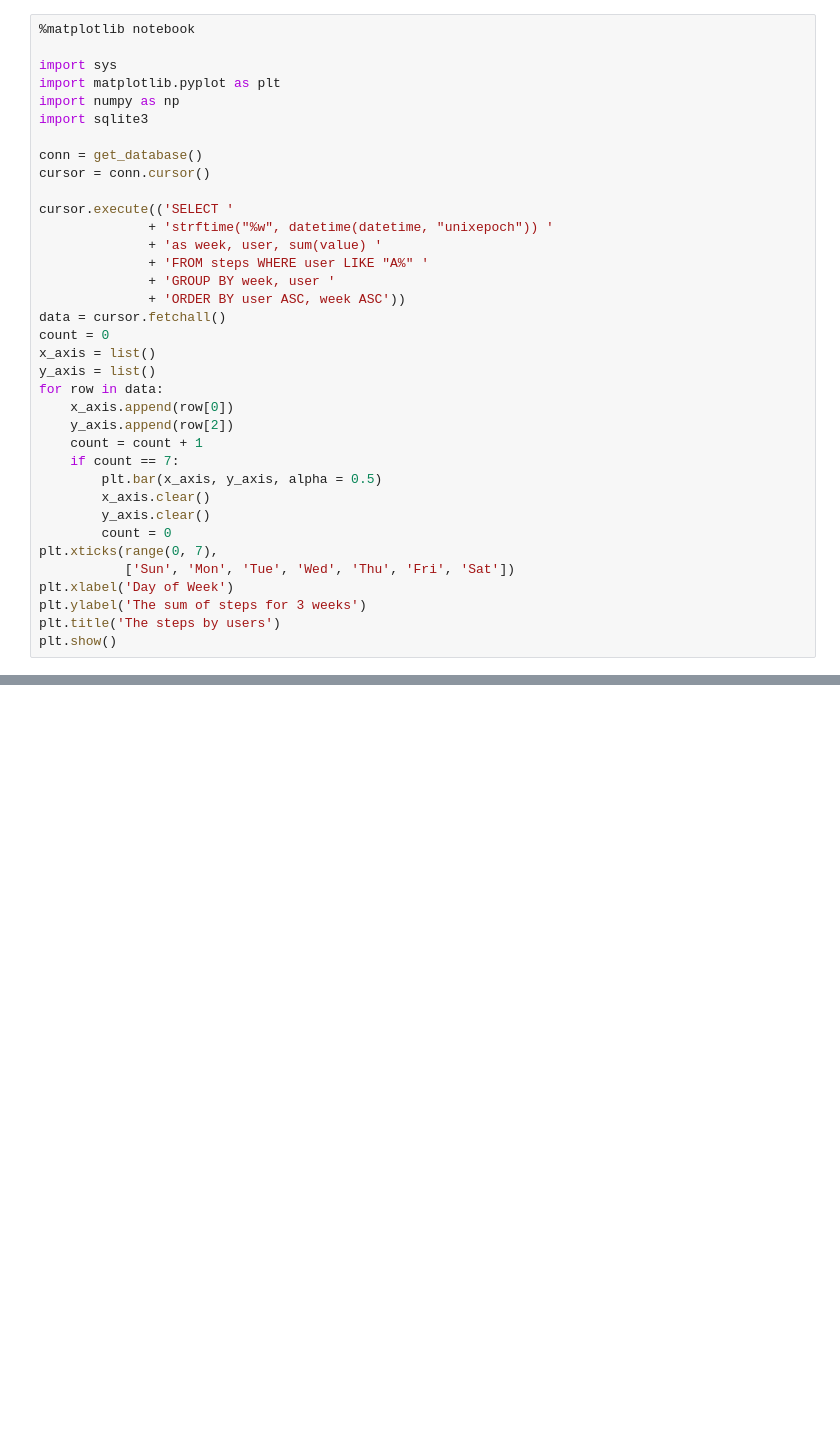
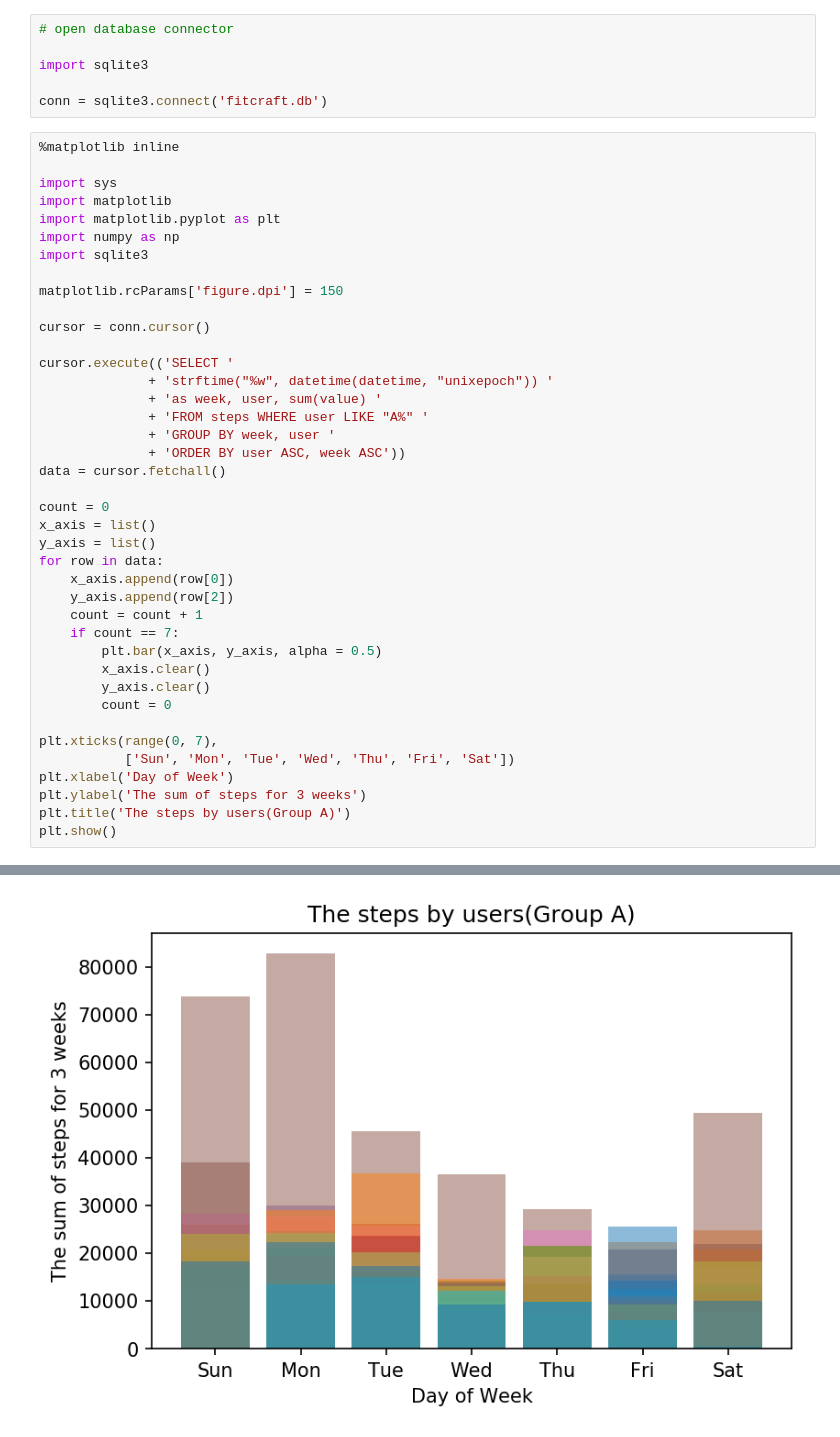
Before and after one commit to munhyunsu/Hobby, a Jupyter notebook: Fitcraft/analyze/analyze.ipynb, the cells around one changed output, grey strips where cells are left out. Cells and saved outputs as stored; diff of their text form; blank space fills up the shorter version.

Commit message:
No stack bar chart

```diff
--- a/Fitcraft/analyze/analyze.ipynb
+++ b/Fitcraft/analyze/analyze.ipynb
@@ -21,12 +1,20 @@ def close_database():
+# %%
+# open database connector
+
+import sqlite3
+
+conn = sqlite3.connect('fitcraft.db')
 # %%
-%matplotlib notebook
+%matplotlib inline
 
 import sys
+import matplotlib
 import matplotlib.pyplot as plt
 import numpy as np
 import sqlite3
 
-conn = get_database()
+matplotlib.rcParams['figure.dpi'] = 150
+
 cursor = conn.cursor()
 
 cursor.execute(('SELECT '
@@ -36,6 +24,7 @@ cursor.execute(('SELECT '
               + 'GROUP BY week, user '
               + 'ORDER BY user ASC, week ASC'))
 data = cursor.fetchall()
+
 count = 0
 x_axis = list()
 y_axis = list()
@@ -48,10 +37,11 @@ for row in data:
         x_axis.clear()
         y_axis.clear()
         count = 0
+
 plt.xticks(range(0, 7),
            ['Sun', 'Mon', 'Tue', 'Wed', 'Thu', 'Fri', 'Sat'])
 plt.xlabel('Day of Week')
 plt.ylabel('The sum of steps for 3 weeks')
-plt.title('The steps by users')
+plt.title('The steps by users(Group A)')
 plt.show()
 # %% [output]
@@ -59,0 +48 @@ plt.show()
+[figure, added]
```
Also changed, not shown: parts of 9 cells of this notebook.
